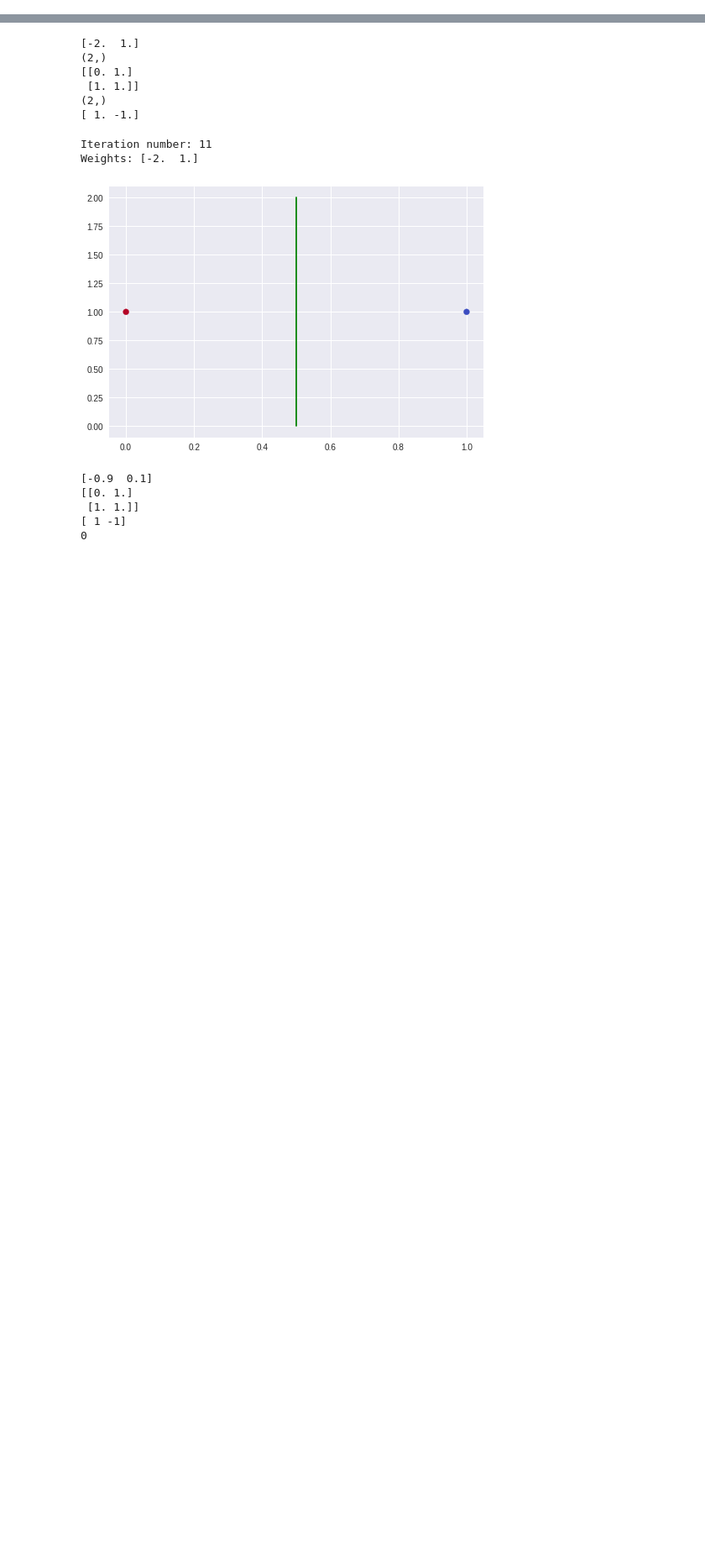
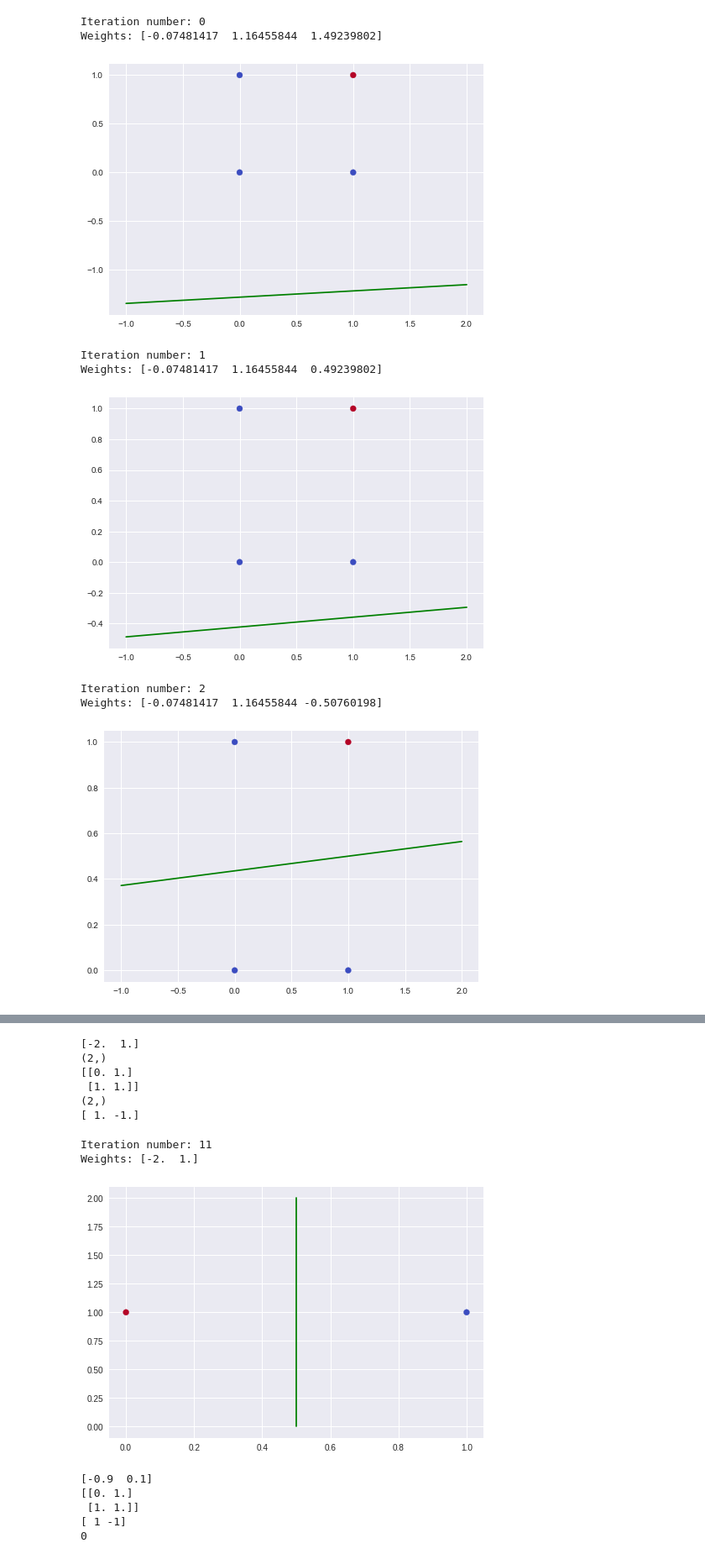
Before and after one commit to PritishWadhwa/DL-Assignments, a Jupyter notebook: Assignment1/Ques1/PTA.ipynb, the cells around one changed output, grey strips where cells are left out. Shown at 84% size. Drawn from its saved outputs; the diff is of its cells as text; code cells hidden in the pictures; blank space fills up the shorter version.

```diff
--- a/Assignment1/Ques1/PTA.ipynb
+++ b/Assignment1/Ques1/PTA.ipynb
@@ -4,9 +4,11 @@ import matplotlib.pyplot as plt
 import pickle
 plt.style.use('seaborn')
 # %%
-from os import truncate
 class Perceptron():
-    def __init__(self, X, y, numWeights, threshold, modelName,weights=None, maxIters=50, loadModel=False):
+    """
+    implementing the Preceptron Class
+    """
+    def __init__(self, X, y, numWeights, threshold, modelName, weights=None, maxIters=50, loadModel=False):
         trainOnes = np.ones((X.shape[0], 1))
         self.X = np.hstack((X, trainOnes)).astype('float')
         self.y = np.array([1 if i == 1 else -1 for i in y]).astype('float')
@@ -24,6 +26,9 @@ class Perceptron():
             self.iters = 0
 
     def plotGraph(self):
+        """
+        Function to plot the graph
+        """
         x1 = [i[0] for i in self.X]
         if self.X.shape[1] == 1:
             x2 = [0 for i in range(self.X[0])]
@@ -43,18 +48,27 @@ class Perceptron():
         plt.show()
 
     def updateWeights(self):
+        """
+        Function to update the weights
+        """
         for i in range(len(self.X)):
             if self.y[i]*np.dot(self.weights.T, self.X[i]) <= self.threshold:
                 self.weights += (self.y[i] * self.X[i])
                 return
 
     def checkConvergence(self):
+        """
+        Function to check if the model has converged
+        """
         for i in range(len(self.X)):
             if self.y[i]*np.dot(self.weights.T, self.X[i]) <= self.threshold:
                 return False
         return True
 
     def train(self):
+        """
+        Function to train the model
+        """
         steps = 0
         while steps < self.maxIters:
             steps += 1
@@ -68,6 +82,9 @@ class Perceptron():
             self.iters += 1
 
     def saveModel(self):
+        """
+        Function to save the model
+        """
         model = {
             "name": self.modelName,
             "iterations": self.iters,
@@ -77,6 +94,9 @@ class Perceptron():
             pickle.dump(model, f)
 
     def loadModel(self):
+        """
+        Function to load the model
+        """
         with open(f'{self.modelName}.pickle', 'rb') as f:
             model = pickle.load(f)
             return model['weights'], model['iterations']
@@ -82,0 +105,17 @@ class Perceptron():
+# %%
+# Data corresponding to AND Gate
+X = np.array([[0, 0], [0, 1], [1, 0], [1, 1]])
+y = np.array([0, 0, 0, 1])
+# %%
+p = Perceptron(X=X, y=y, numWeights=2, threshold=0, modelName='andGate', loadModel=False)
+p.train()
+# %% [output]
+Iteration number: 0
+Weights: [-0.07481417  1.16455844  1.49239802]
+[figure, added]
+Iteration number: 1
+Weights: [-0.07481417  1.16455844  0.49239802]
+[figure, added]
+Iteration number: 2
+Weights: [-0.07481417  1.16455844 -0.50760198]
+[figure, added]
```
Also changed, not shown: parts of 11 cells of this notebook, 4 other files.
